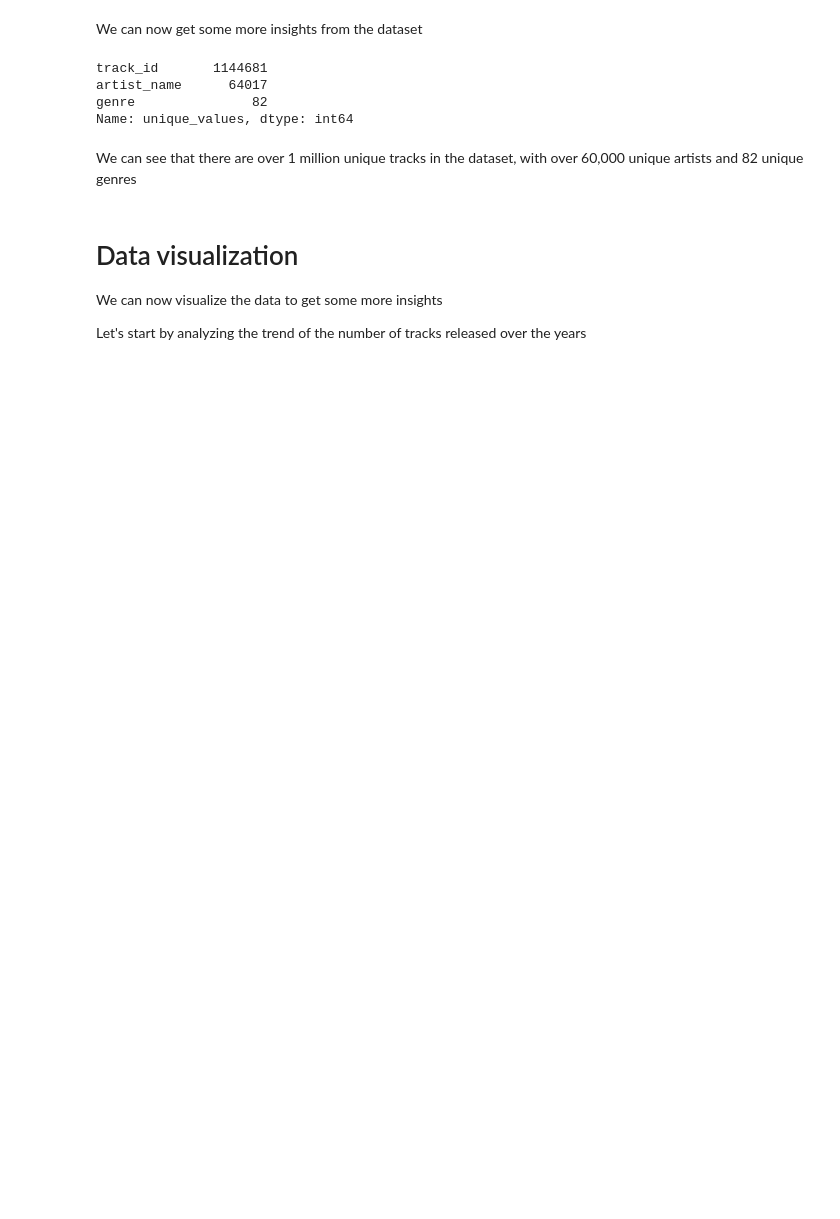
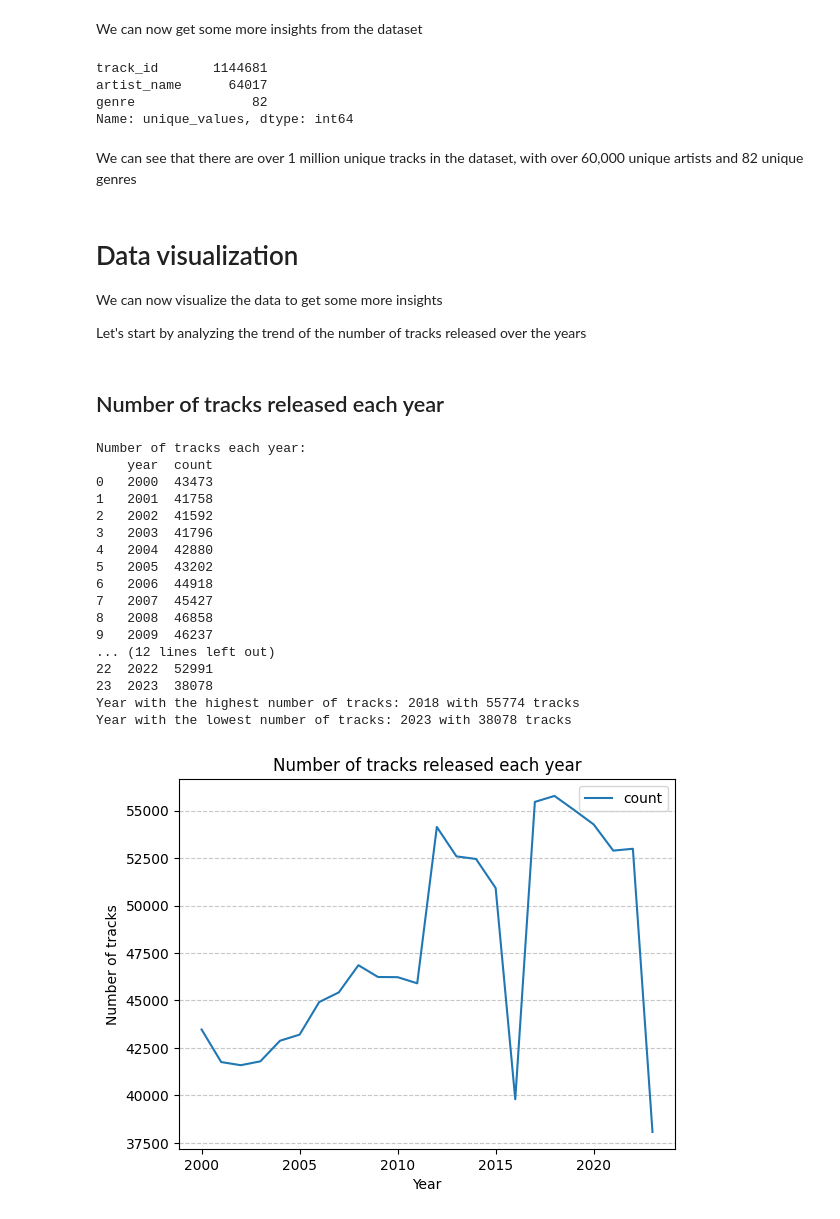
Before and after one commit to VMoskov/Spotify-analysis, a Jupyter notebook: reports/spotify_analysis.ipynb, the cells around one changed output. Drawn from its saved outputs; the diff is of its cells as text; code cells hidden in the pictures; blank space fills up the shorter version.

Commit message:
added plots for songs and artists per year

```diff
--- a/reports/spotify_analysis.ipynb
+++ b/reports/spotify_analysis.ipynb
@@ -8,8 +8,8 @@ from scripts.data_cleaning import get_data, clean_data, check_missing_values
 # %% [markdown]
 # Load the data
 # %%
-dataset = get_data("../data/spotify_data.csv")
-dataset.replace("None", np.nan, inplace=True)
+dataset = get_data(os.path.join('..', 'data', 'spotify_data.csv'))
+dataset.replace('None', np.nan, inplace=True)
 dataset.head()
 # %% [output]
 |  | Unnamed: 0 | artist_name | track_name | track_id | popularity | year | genre | danceability | energy | ... |
@@ -104,3 +106,39 @@ We can see that there are over 1 million unique tracks in the dataset, with over
 We can now visualize the data to get some more insights
 
 Let's start by analyzing the trend of the number of tracks released over the years
+# %% [markdown]
+## Number of tracks released each year
+# %%
+songs_per_year = dataset.groupby('year').size().reset_index(name='count')
+print(f"Number of tracks each year:\n{songs_per_year}")
+
+highest_year = songs_per_year.loc[songs_per_year['count'].idxmax()]
+print(f"Year with the highest number of tracks: {highest_year['year']} with {highest_year['count']} tracks")
+
+lowest_year = songs_per_year.loc[songs_per_year['count'].idxmin()]
+print(f"Year with the lowest number of tracks: {lowest_year['year']} with {lowest_year['count']} tracks")
+
+songs_per_year.plot(x='year', y='count', kind='line', title='Number of tracks released each year')
+plt.xlabel('Year')
+plt.ylabel('Number of tracks')
+plt.grid(axis='y', linestyle='--', alpha=0.7)
+plt.show()
+# %% [output]
+Number of tracks each year:
+    year  count
+0   2000  43473
+1   2001  41758
+2   2002  41592
+3   2003  41796
+4   2004  42880
+5   2005  43202
+6   2006  44918
+7   2007  45427
+8   2008  46858
+9   2009  46237
+... (12 lines left out)
+22  2022  52991
+23  2023  38078
+Year with the highest number of tracks: 2018 with 55774 tracks
+Year with the lowest number of tracks: 2023 with 38078 tracks
+[figure, added]
```
Also changed, not shown: parts of 9 cells of this notebook.
